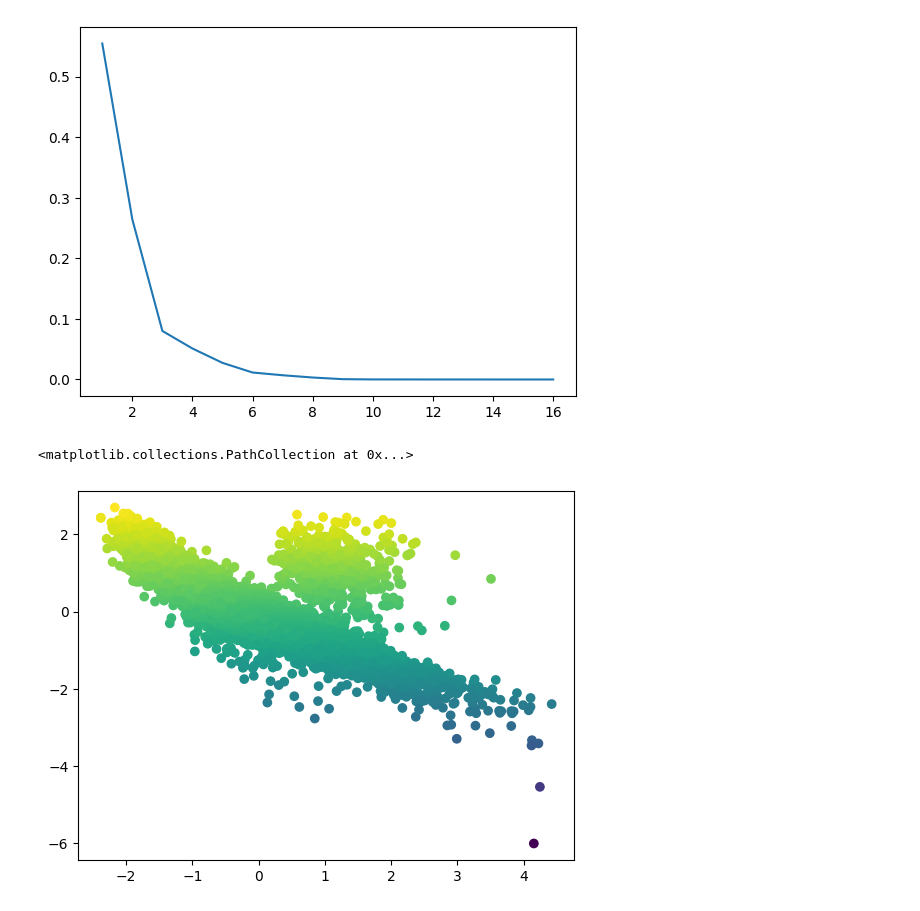
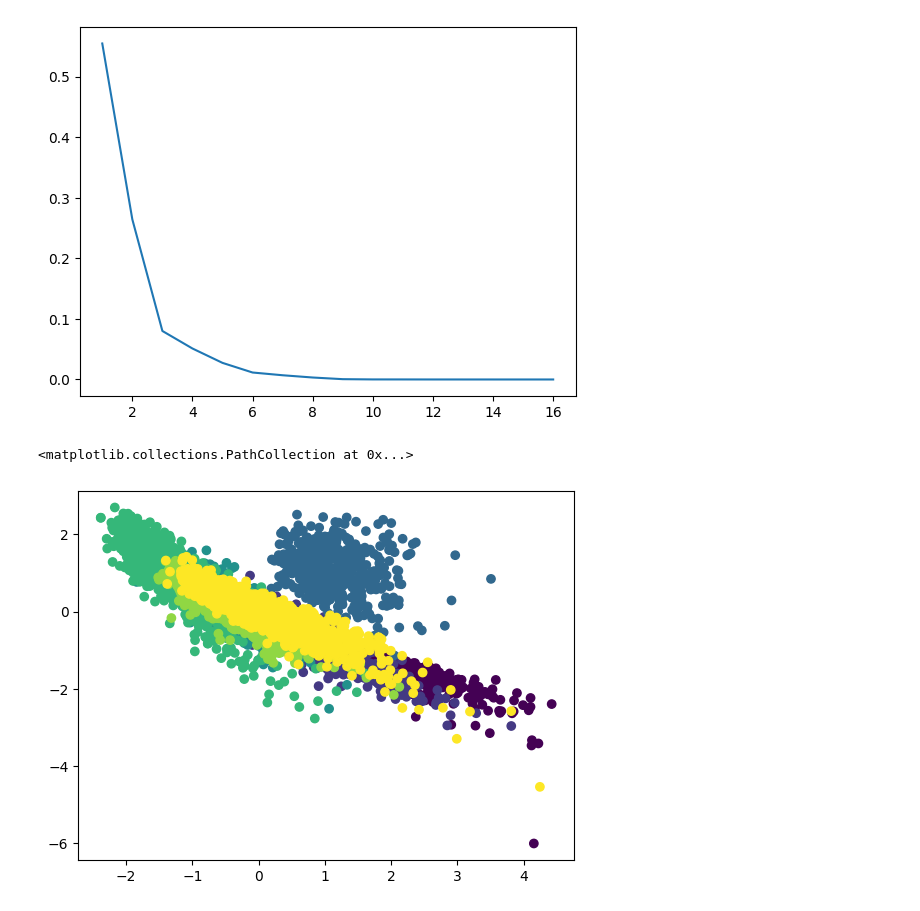
Before and after one commit to alessimichele/Unsupervised-Learning-2023, a Jupyter notebook: my_solution/Lab2.ipynb, the cells around one changed output. Cells and saved outputs as stored; diff of their text form; code cells hidden in the pictures.

```diff
--- a/my_solution/Lab2.ipynb
+++ b/my_solution/Lab2.ipynb
@@ -88,14 +88,25 @@ find_best_k(X_std)
  5.16266363e-04 9.08681217e-05 6.58867931e-05 1.83739299e-05
  9.29966430e-06 6.25641773e-07 1.34132085e-07 1.11549495e-07]
 [figure]
+# %%
+## check the leveles of y, and change it so that we can associate a color to each class
+df['Class'].value_counts()
+
+# create a dictionary to map categories to numbers
+category_numbers = {category: num for num, category in enumerate(df['Class'].unique())}
+
+# apply the mapping to the 'category' column using the map() function
+df['Class'] = df['Class'].map(category_numbers)
+
+y = df['Class'].values
 # %%
 ## Project the data (training set) in the first two principal components and color by class. Do it also for three principal components.
 proj_to_2 = my_PCA(X_std,2)
 
-x = [proj_to_2[i][0] for i in range(X_std.shape[0])]
-y = [proj_to_2[i][1] for i in range(X_std.shape[0])]
+first_comp = [proj_to_2[i][0] for i in range(X_std.shape[0])]
+second_comp = [proj_to_2[i][1] for i in range(X_std.shape[0])]
 
-plt.scatter(x,y, c = y)
+plt.scatter(first_comp,second_comp, c = y)
 # %% [output]
 <matplotlib.collections.PathCollection at 0x...>
-[figure, old version]
+[figure, new version]
```
Also changed, not shown: parts of 3 cells of this notebook, 5 other files.
